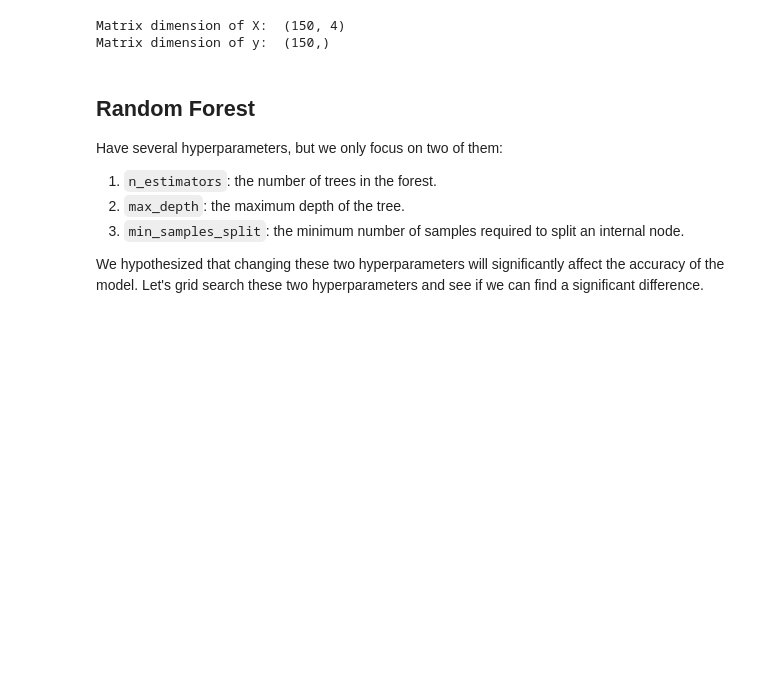
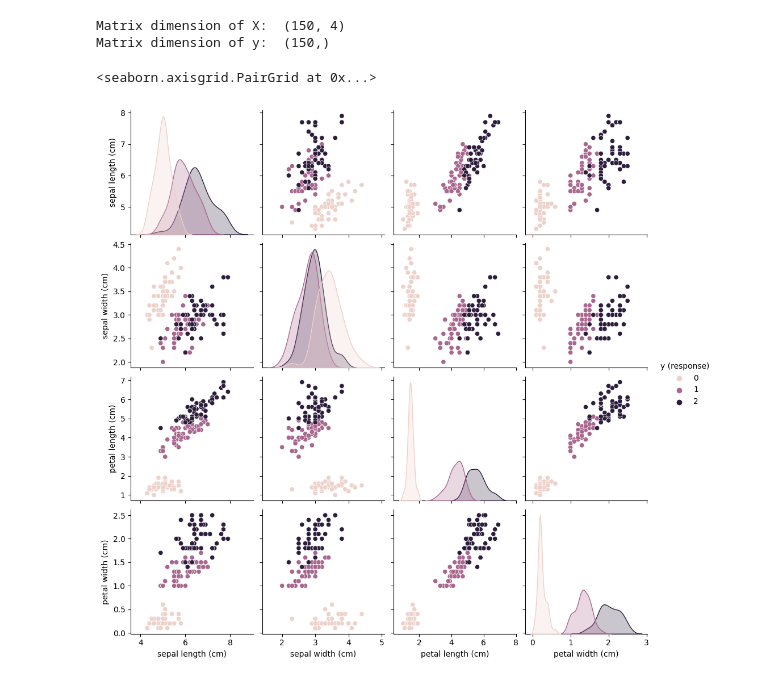
Before and after one commit to Niche-Lab/modeling-guide, a Jupyter notebook: note02_hyperparameter.ipynb, the cells around one changed output. Saved outputs shown, nothing was run; the diff lists cells and outputs as text; code cells hidden in the pictures; blank space fills up the shorter version.

```diff
--- a/note02_hyperparameter.ipynb
+++ b/note02_hyperparameter.ipynb
@@ -11,19 +57,16 @@ from sklearn.model_selection import train_test_split
 # %%
+# load the iris dataset
 data = load_iris()
 X = data['data']
 y = data['target']
 print("Matrix dimension of X: ", X.shape)
 print("Matrix dimension of y: ", y.shape)
+# organize into a dataframe
+df = pd.DataFrame(X, columns=data['feature_names'])
+df['y (response)'] = y
+sns.pairplot(df, hue="y (response)")
 # %% [output]
 Matrix dimension of X:  (150, 4)
 Matrix dimension of y:  (150,)
+<seaborn.axisgrid.PairGrid at 0x...>
+[figure, added]
-# %% [markdown]
-## Random Forest
-
-Have several hyperparameters, but we only focus on two of them:
-
-1. `n_estimators`: the number of trees in the forest.
-2. `max_depth`: the maximum depth of the tree.
-3. `min_samples_split`: the minimum number of samples required to split an internal node.
-
-We hypothesized that changing these two hyperparameters will significantly affect the accuracy of the model. Let's grid search these two hyperparameters and see if we can find a significant difference.
```
Also changed, not shown: parts of 48 cells of this notebook, 18 other files.
